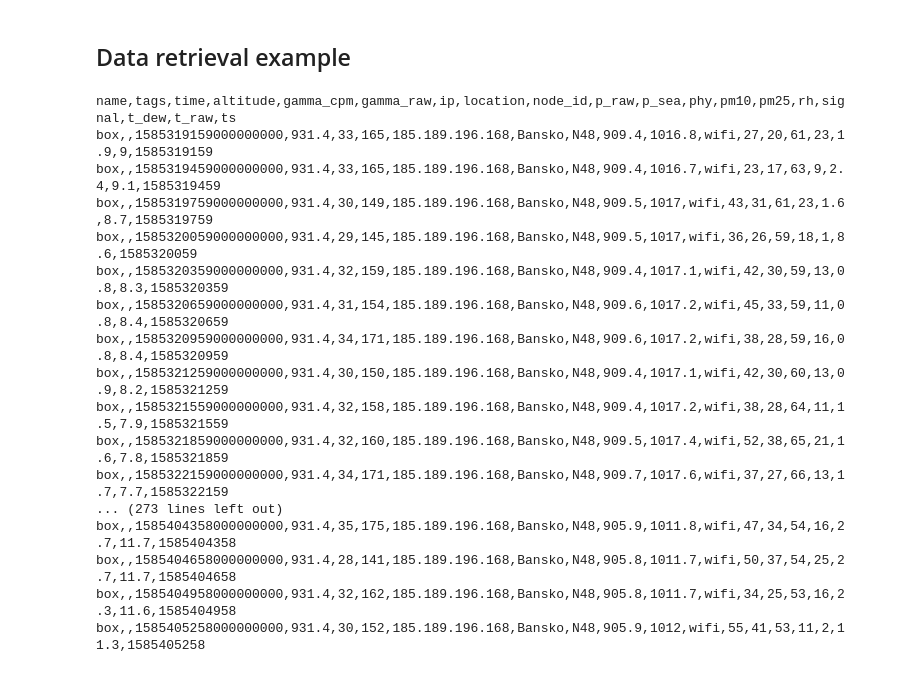
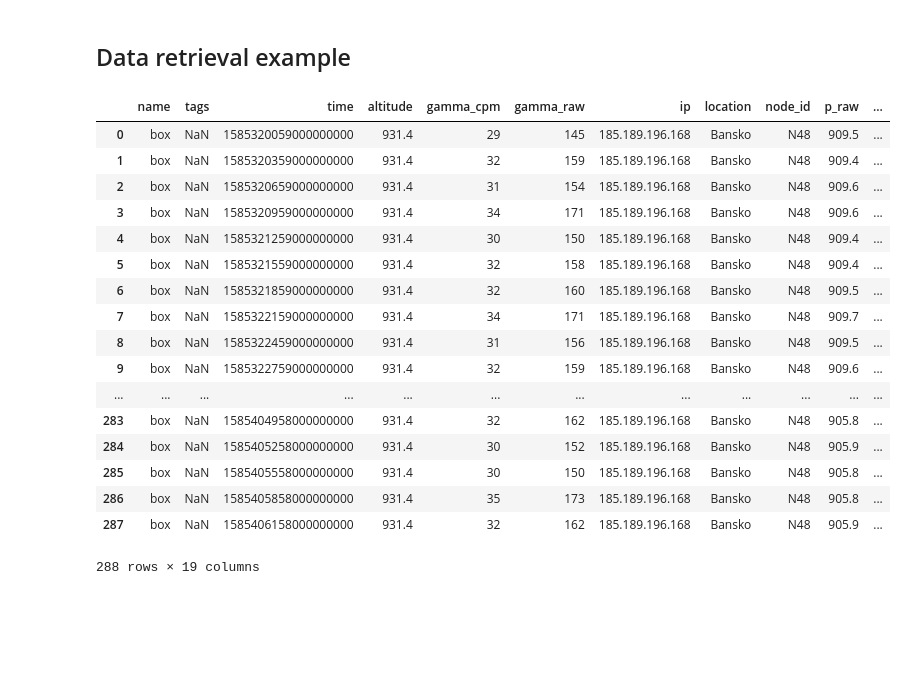
Before and after one commit to vedina/meter.ac, a Jupyter notebook: _notebooks/2020-03-28-download.ipynb, the cells around one changed output. Drawn from its saved outputs; the diff is of its cells as text; code cells hidden in the pictures; blank space fills up the shorter version.

```diff
--- a/_notebooks/2020-03-28-download.ipynb
+++ b/_notebooks/2020-03-28-download.ipynb
@@ -36,24 +37,28 @@ headers = {'Accept': 'application/csv'}
 r = requests.get(url, payload, headers=headers)
 # %%
 if r.status_code == 200:
-    print(r.text)
+    #print(r.content)
+    df=pd.read_csv(io.StringIO(r.content.decode('utf-8')))
 else:
     print(r.status_code)
-# %% [output]
-name,tags,time,altitude,gamma_cpm,gamma_raw,ip,location,node_id,p_raw,p_sea,phy,pm10,pm25,rh,signal,t_dew,t_raw,ts
-box,,1585319159000000000,931.4,33,165,185.189.196.168,Bansko,N48,909.4,1016.8,wifi,27,20,61,23,1.9,9,1585319159
-box,,1585319459000000000,931.4,33,165,185.189.196.168,Bansko,N48,909.4,1016.7,wifi,23,17,63,9,2.4,9.1,1585319459
-box,,1585319759000000000,931.4,30,149,185.189.196.168,Bansko,N48,909.5,1017,wifi,43,31,61,23,1.6,8.7,1585319759
-box,,1585320059000000000,931.4,29,145,185.189.196.168,Bansko,N48,909.5,1017,wifi,36,26,59,18,1,8.6,1585320059
-box,,1585320359000000000,931.4,32,159,185.189.196.168,Bansko,N48,909.4,1017.1,wifi,42,30,59,13,0.8,8.3,1585320359
-box,,1585320659000000000,931.4,31,154,185.189.196.168,Bansko,N48,909.6,1017.2,wifi,45,33,59,11,0.8,8.4,1585320659
-box,,1585320959000000000,931.4,34,171,185.189.196.168,Bansko,N48,909.6,1017.2,wifi,38,28,59,16,0.8,8.4,1585320959
-box,,1585321259000000000,931.4,30,150,185.189.196.168,Bansko,N48,909.4,1017.1,wifi,42,30,60,13,0.9,8.2,1585321259
-box,,1585321559000000000,931.4,32,158,185.189.196.168,Bansko,N48,909.4,1017.2,wifi,38,28,64,11,1.5,7.9,1585321559
-box,,1585321859000000000,931.4,32,160,185.189.196.168,Bansko,N48,909.5,1017.4,wifi,52,38,65,21,1.6,7.8,1585321859
-box,,1585322159000000000,931.4,34,171,185.189.196.168,Bansko,N48,909.7,1017.6,wifi,37,27,66,13,1.7,7.7,1585322159
-... (273 lines left out)
-box,,1585404358000000000,931.4,35,175,185.189.196.168,Bansko,N48,905.9,1011.8,wifi,47,34,54,16,2.7,11.7,1585404358
-box,,1585404658000000000,931.4,28,141,185.189.196.168,Bansko,N48,905.8,1011.7,wifi,50,37,54,25,2.7,11.7,1585404658
-box,,1585404958000000000,931.4,32,162,185.189.196.168,Bansko,N48,905.8,1011.7,wifi,34,25,53,16,2.3,11.6,1585404958
-box,,1585405258000000000,931.4,30,152,185.189.196.168,Bansko,N48,905.9,1012,wifi,55,41,53,11,2,11.3,1585405258
+# %%
+df
+# %% [output]
+|  | name | tags | time | altitude | gamma_cpm | gamma_raw | ip | location | node_id | p_raw | ... |
+| 0 | box | NaN | 1585320059000000000 | 931.4 | 29 | 145 | 185.189.196.168 | Bansko | N48 | 909.5 | ... |
+| 1 | box | NaN | 1585320359000000000 | 931.4 | 32 | 159 | 185.189.196.168 | Bansko | N48 | 909.4 | ... |
+| 2 | box | NaN | 1585320659000000000 | 931.4 | 31 | 154 | 185.189.196.168 | Bansko | N48 | 909.6 | ... |
+| 3 | box | NaN | 1585320959000000000 | 931.4 | 34 | 171 | 185.189.196.168 | Bansko | N48 | 909.6 | ... |
+| 4 | box | NaN | 1585321259000000000 | 931.4 | 30 | 150 | 185.189.196.168 | Bansko | N48 | 909.4 | ... |
+| 5 | box | NaN | 1585321559000000000 | 931.4 | 32 | 158 | 185.189.196.168 | Bansko | N48 | 909.4 | ... |
+| 6 | box | NaN | 1585321859000000000 | 931.4 | 32 | 160 | 185.189.196.168 | Bansko | N48 | 909.5 | ... |
+| 7 | box | NaN | 1585322159000000000 | 931.4 | 34 | 171 | 185.189.196.168 | Bansko | N48 | 909.7 | ... |
+| 8 | box | NaN | 1585322459000000000 | 931.4 | 31 | 156 | 185.189.196.168 | Bansko | N48 | 909.5 | ... |
+| 9 | box | NaN | 1585322759000000000 | 931.4 | 32 | 159 | 185.189.196.168 | Bansko | N48 | 909.6 | ... |
+| ... | ... | ... | ... | ... | ... | ... | ... | ... | ... | ... | ... |
+| 283 | box | NaN | 1585404958000000000 | 931.4 | 32 | 162 | 185.189.196.168 | Bansko | N48 | 905.8 | ... |
+| 284 | box | NaN | 1585405258000000000 | 931.4 | 30 | 152 | 185.189.196.168 | Bansko | N48 | 905.9 | ... |
+| 285 | box | NaN | 1585405558000000000 | 931.4 | 30 | 150 | 185.189.196.168 | Bansko | N48 | 905.8 | ... |
+| 286 | box | NaN | 1585405858000000000 | 931.4 | 35 | 173 | 185.189.196.168 | Bansko | N48 | 905.8 | ... |
+| 287 | box | NaN | 1585406158000000000 | 931.4 | 32 | 162 | 185.189.196.168 | Bansko | N48 | 905.9 | ... |
+288 rows × 19 columns
```
Also changed, not shown: parts of 2 cells of this notebook.
